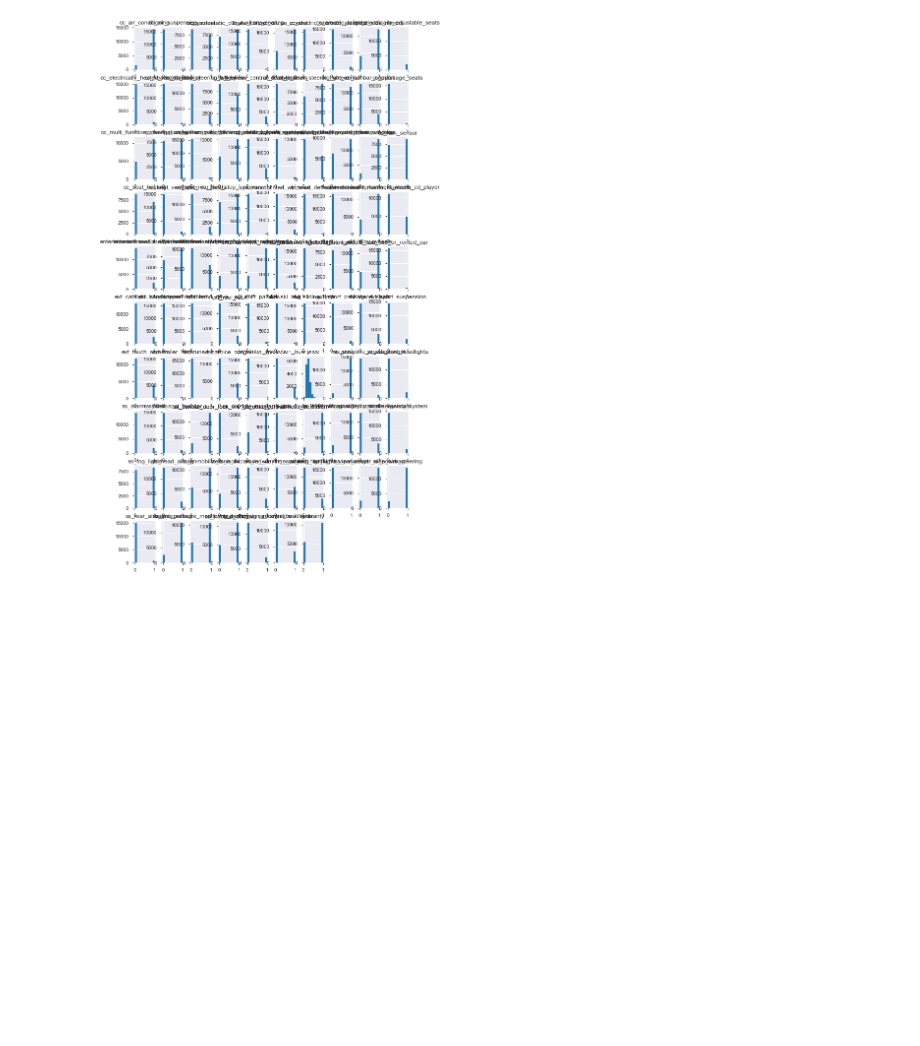
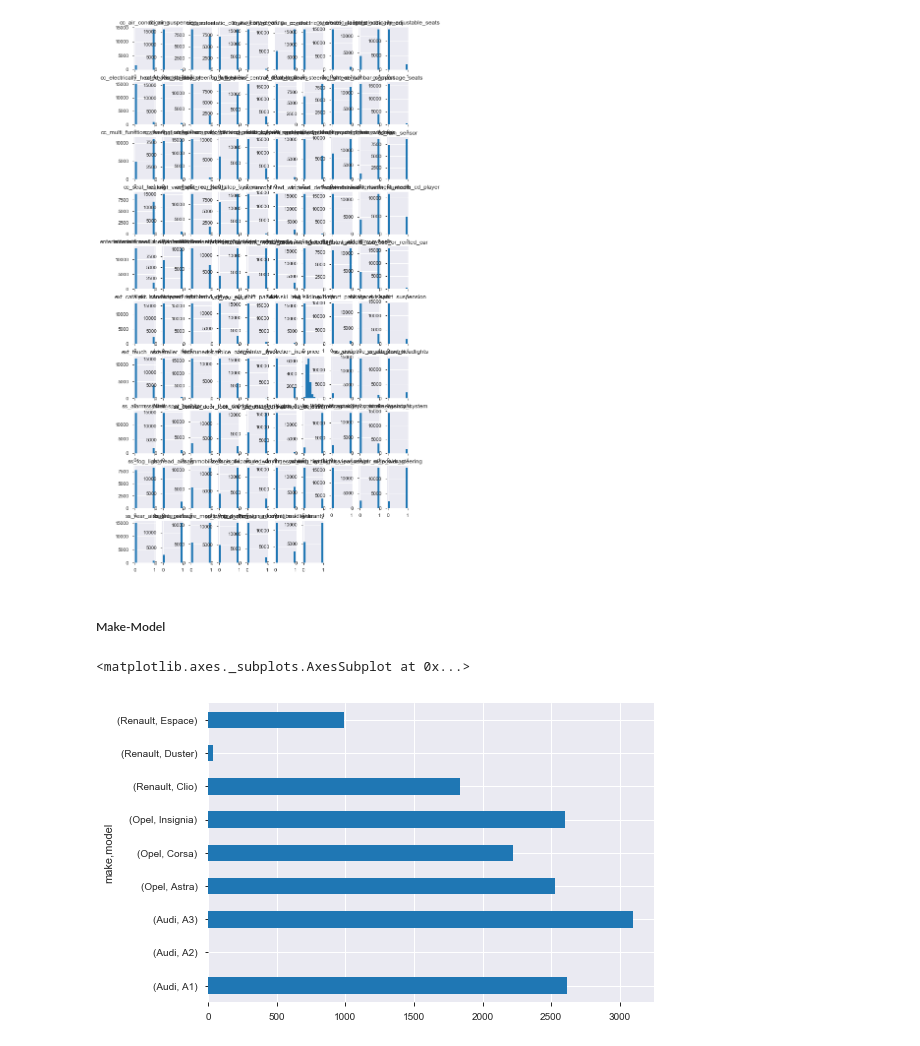
Before and after one commit to kaymal/price-prediction, a Jupyter notebook: trgt/EDA-t.ipynb, the cells around one changed output. Cells and saved outputs as stored; diff of their text form; code cells hidden in the pictures; blank space fills up the shorter version.

```diff
--- a/trgt/EDA-t.ipynb
+++ b/trgt/EDA-t.ipynb
@@ -481,3 +501,10 @@ plt.show()
 ##### Kendi aramizda dummy sutunlar icin isimlendirme standardizasyonu >>> Tam isim mi, kisalma mi?
 # %% [output]
 [figure]
+# %% [markdown]
+##### Make-Model
+# %%
+df.groupby(['make', 'model']).size().plot.barh()
+# %% [output]
+<matplotlib.axes._subplots.AxesSubplot at 0x...>
+[figure, added]
```
Also changed, not shown: parts of 19 cells of this notebook.
